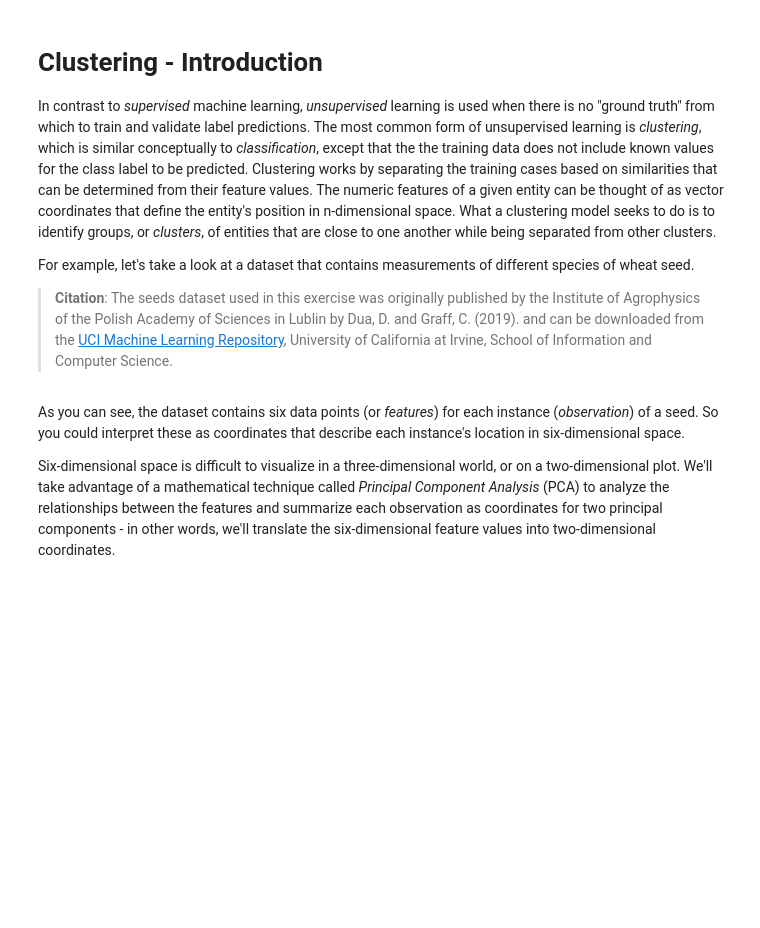
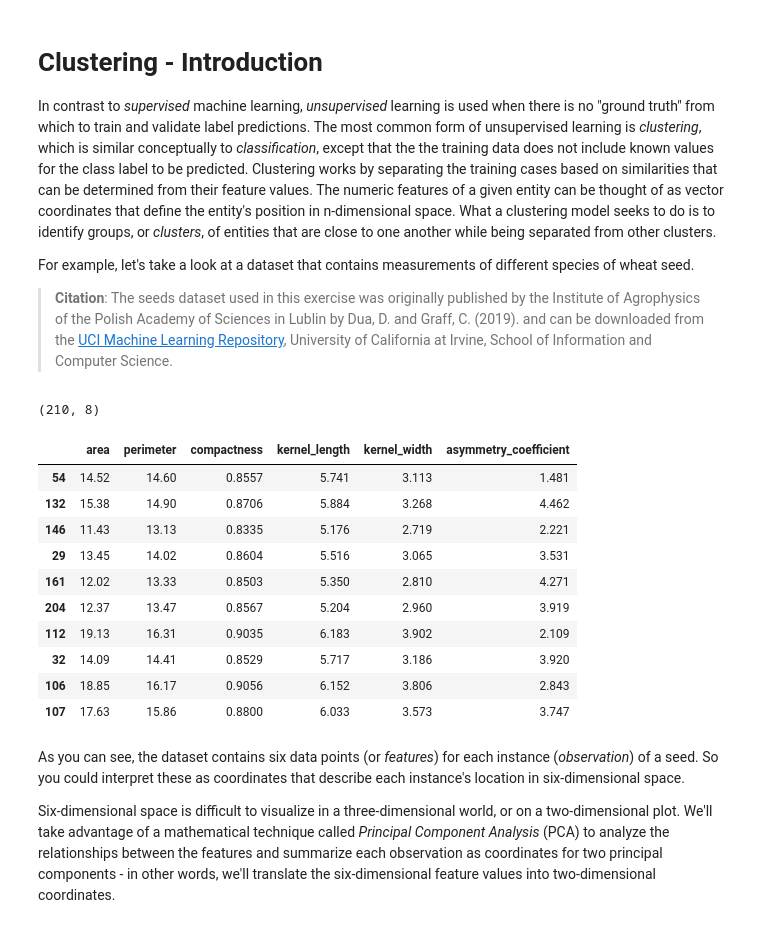
Before and after one commit to hugosouto/coursera-microsoft-azure-ds-specialization, a Jupyter notebook: course-create-ml-models-in-azure/W2L2-train-and-evaluate-clustering-models/01-clustering-introduction.ipynb, the cells around one changed output. Drawn from its saved outputs; the diff is of its cells as text; code cells hidden in the pictures; blank space fills up the shorter version.

```diff
--- a/course-create-ml-models-in-azure/W2L2-train-and-evaluate-clustering-models/01-clustering-introduction.ipynb
+++ b/course-create-ml-models-in-azure/W2L2-train-and-evaluate-clustering-models/01-clustering-introduction.ipynb
@@ -9,13 +9,44 @@ For example, let's take a look at a dataset that contains measurements of differ
 # %%
 import pandas as pd
 
 # load the training dataset
-!wget https://raw.githubusercontent.com/MicrosoftDocs/mslearn-introduction-to-machine-learning/main/Data/ml-basics/seeds.csv
-data = pd.read_csv('seeds.csv')
+# !wget https://raw.githubusercontent.com/MicrosoftDocs/mslearn-introduction-to-machine-learning/main/Data/ml-basics/seeds.csv
+# data = pd.read_csv('seeds.csv')
+
+def csv_to_df(filename, url):
+    '''
+    Load the training dataset with urllib (if needed) into a Pandas dataframe.
+    '''
+
+    try:
+        df = pd.read_csv(filename)
+    except:
+        import urllib.request
+        urllib.request.urlretrieve(url, filename)
+        df = pd.read_csv(filename)
+    return df
+
+filename = 'seeds.csv'
+url = 'https://raw.githubusercontent.com/MicrosoftDocs/mslearn-introduction-to-machine-learning/main/Data/ml-basics/seeds.csv'
+data = csv_to_df(filename, url)
 
 # Display a random sample of 10 observations (just the features)
 features = data[data.columns[0:6]]
+print(data.shape)
 features.sample(10)
+# %% [output]
+(210, 8)
+|  | area | perimeter | compactness | kernel_length | kernel_width | asymmetry_coefficient |
+| 54 | 14.52 | 14.60 | 0.8557 | 5.741 | 3.113 | 1.481 |
+| 132 | 15.38 | 14.90 | 0.8706 | 5.884 | 3.268 | 4.462 |
+| 146 | 11.43 | 13.13 | 0.8335 | 5.176 | 2.719 | 2.221 |
+| 29 | 13.45 | 14.02 | 0.8604 | 5.516 | 3.065 | 3.531 |
+| 161 | 12.02 | 13.33 | 0.8503 | 5.350 | 2.810 | 4.271 |
+| 204 | 12.37 | 13.47 | 0.8567 | 5.204 | 2.960 | 3.919 |
+| 112 | 19.13 | 16.31 | 0.9035 | 6.183 | 3.902 | 2.109 |
+| 32 | 14.09 | 14.41 | 0.8529 | 5.717 | 3.186 | 3.920 |
+| 106 | 18.85 | 16.17 | 0.9056 | 6.152 | 3.806 | 2.843 |
+| 107 | 17.63 | 15.86 | 0.8800 | 6.033 | 3.573 | 3.747 |
 # %% [markdown]
 As you can see, the dataset contains six data points (or *features*) for each instance (*observation*) of a seed. So you could interpret these as coordinates that describe each instance's location in six-dimensional space.
 
```
Also changed, not shown: parts of 4 cells of this notebook.
